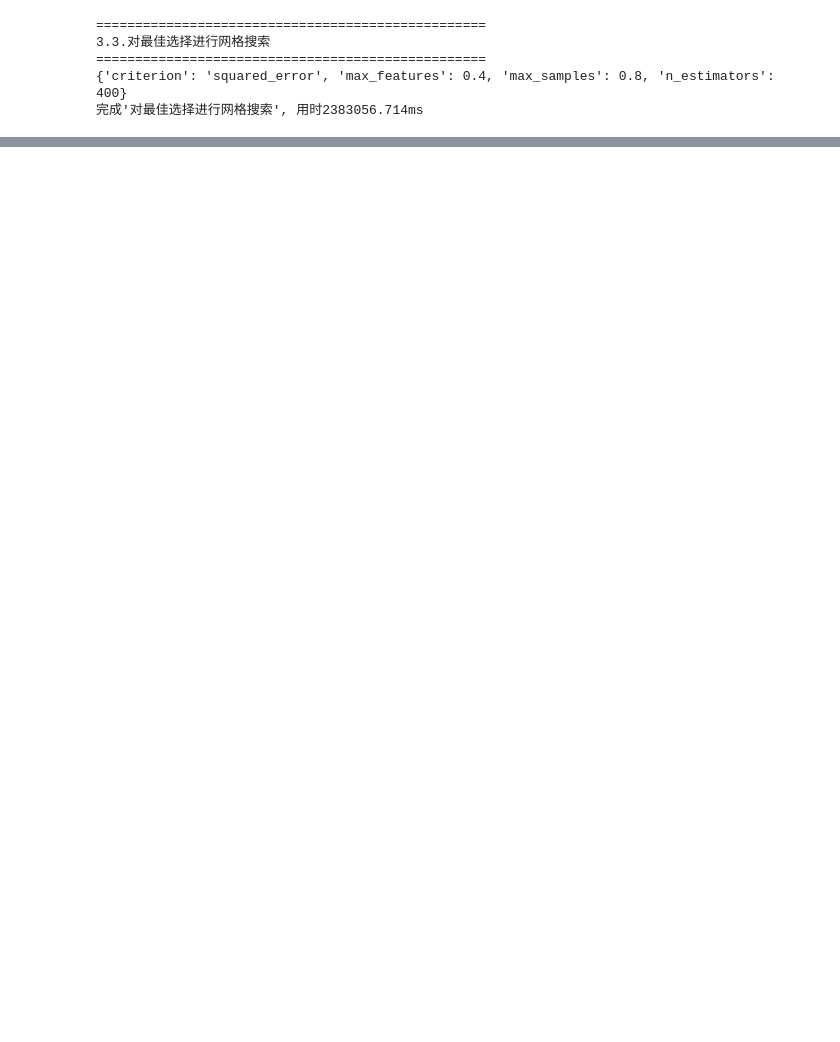
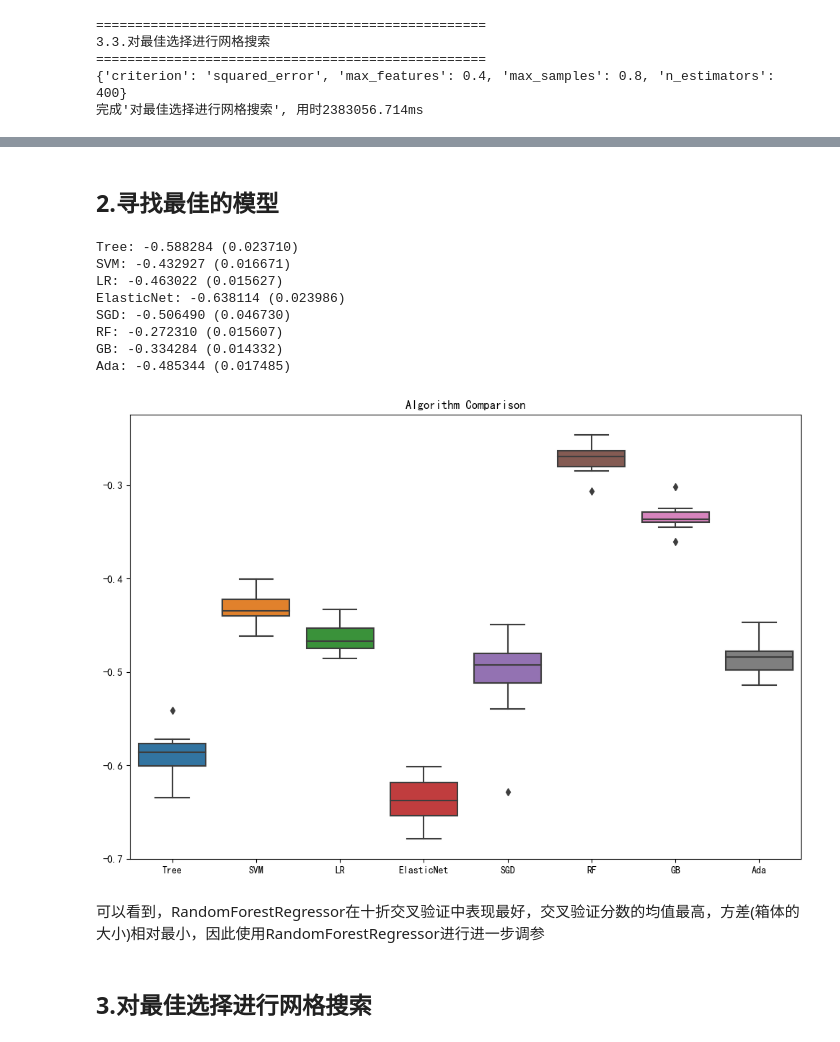
Before and after one commit to FantasySilence/DataAnalysisFinal, a Jupyter notebook: main_mymodule.ipynb, the cells around one changed output, grey strips where cells are left out. Cells and saved outputs as stored; diff of their text form; code cells hidden in the pictures; blank space fills up the shorter version.

```diff
--- a/main_mymodule.ipynb
+++ b/main_mymodule.ipynb
@@ -198,0 +273,48 @@ plt.show()
+# %% [markdown]
+## 2.寻找最佳的模型
+# %%
+models = []
+models.append(("Tree", DecisionTreeRegressor()))
+models.append(("SVM", SVR()))
+# 线性模型
+models.append(("LR", LinearRegression()))
+models.append(("ElasticNet", ElasticNet()))
+models.append(("SGD", SGDRegressor()))
+# Bagging
+models.append(("RF", RandomForestRegressor()))
+# Boost
+models.append(("GB", GradientBoostingRegressor()))
+models.append(("Ada", AdaBoostRegressor()))
+
+results = []
+names = []
+for name, model in models:
+    kfold = KFold(n_splits=10, random_state=42, shuffle=True)
+    cv_results = cross_val_score(
+        model, X_train_balanced, y_train_balanced,
+        cv=kfold, scoring="neg_mean_squared_error", n_jobs=-1
+    )
+    results.append(cv_results)
+    names.append(name)
+    msg = "%s: %f (%f)" % (name, cv_results.mean(), cv_results.std())
+    print(msg)
+
+fig, ax = plt.subplots(1, 1, figsize=(12, 8), dpi=100)
+sns.boxplot(results, ax=ax)
+ax.set_title('Algorithm Comparison')
+ax.set_xticklabels(names)
+plt.show()
+# %% [output]
+Tree: -0.588284 (0.023710)
+SVM: -0.432927 (0.016671)
+LR: -0.463022 (0.015627)
+ElasticNet: -0.638114 (0.023986)
+SGD: -0.506490 (0.046730)
+RF: -0.272310 (0.015607)
+GB: -0.334284 (0.014332)
+Ada: -0.485344 (0.017485)
+[figure, added]
+# %% [markdown]
+可以看到，RandomForestRegressor在十折交叉验证中表现最好，交叉验证分数的均值最高，方差(箱体的大小)相对最小，因此使用RandomForestRegressor进行进一步调参
+# %% [markdown]
+## 3.对最佳选择进行网格搜索
```
Also changed, not shown: parts of 22 cells of this notebook, 1 other file.
